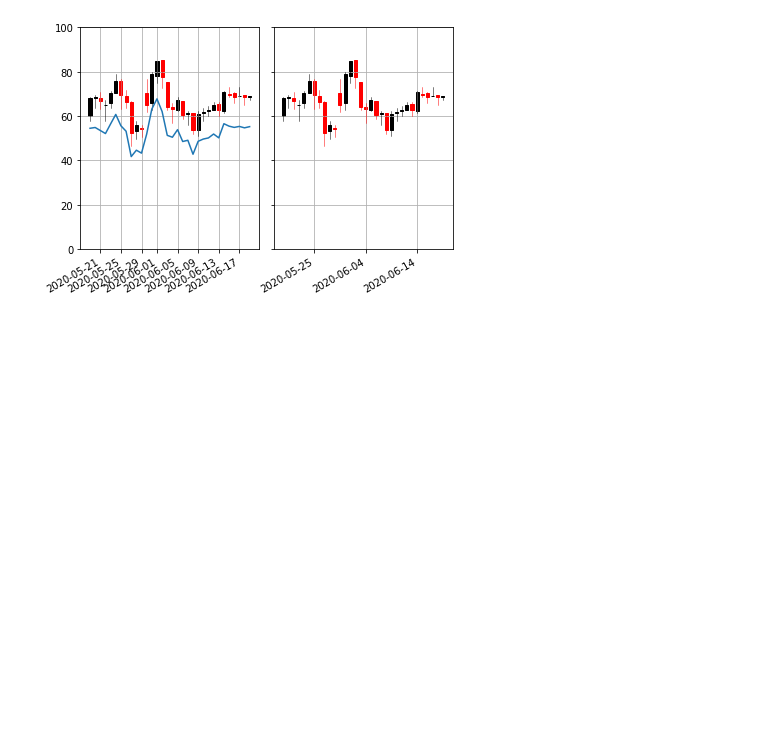
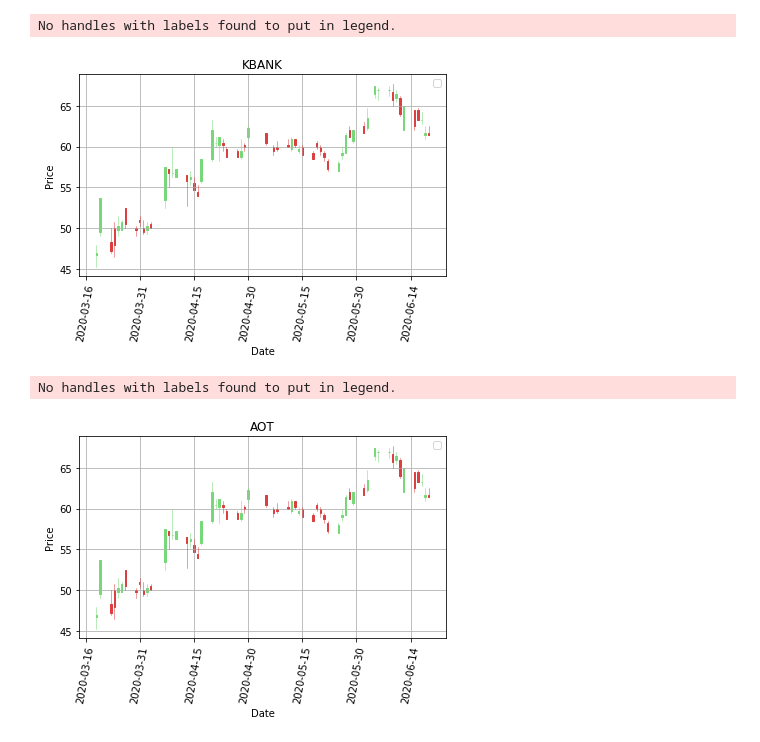
Before and after one commit to JK-Pair/Stock_analysis_project, a Jupyter notebook: Thai_Stock_example.ipynb, the cells around one changed output. Drawn from its saved outputs; the diff is of its cells as text; code cells hidden in the pictures; blank space fills up the shorter version.

```diff
--- a/Thai_Stock_example.ipynb
+++ b/Thai_Stock_example.ipynb
@@ -109,28 +94,0 @@ candlestick_ohlc(ax2, quotes, width=0.6)
-# %%
-# ---------------------------------------------------------
-
-sma = [[kurse_c[i] * 0.8] for i in range(len(dates))]
-data = pandas.DataFrame(sma, index=dates, columns=["sma"]) #_2
-# data = data.astype(float)
-
-data["sma"].plot(ax=ax)
-
-# ---------------------------------------------------------
-
-fig.autofmt_xdate()
-fig.tight_layout()
-
-ax.set_ylim(0,100)
-ax2.set_ylim(0,100)
-
-axlim = ax.get_xlim()
-ax.set_xlim(axlim)
-ax2.set_xlim(axlim)
-
-ax.xaxis.set_major_formatter(matplotlib.dates.DateFormatter('%Y-%m-%d'))
-ax.grid(True)
-
-ax2.xaxis.set_major_formatter(matplotlib.dates.DateFormatter('%Y-%m-%d'))
-ax2.grid(True)
-# %% [output]
-[figure, removed]
@@ -136,0 +103,52 @@ ax2.grid(True)
+# %%
+def graph_data(stock):
+
+    fig = plt.figure()
+    ax1 = plt.subplot2grid((1,1), (0,0))
+
+    for key, df in data.items():
+        timestamp   = df.index.tolist()
+        date        = [timestamp[item].toordinal() for item in range(len(timestamp))]
+        closep      = df.iloc[:]["Close"].values.tolist()
+        highp       = df.iloc[:]["High"].values.tolist()
+        lowp        = df.iloc[:]["Low"].values.tolist()
+        openp       = df.iloc[:]["Open"].values.tolist()
+        volume      = df.iloc[:]["Volume"].values.tolist()
+        adj_closep  = df.iloc[:]["Adj Close"].values.tolist()
+
+
+    x = 0
+    y = len(date)
+    ohlc = []
+
+    while x < y:
+        append_me = date[x], openp[x], highp[x], lowp[x], closep[x], volume[x]
+        ohlc.append(append_me)
+        x+=1
+
+
+    candlestick_ohlc(ax1, ohlc, width=0.4, colorup='#77d879', colordown='#db3f3f')
+
+    for label in ax1.xaxis.get_ticklabels():
+        label.set_rotation(80)
+
+    ax1.xaxis.set_major_formatter(mdates.DateFormatter('%Y-%m-%d'))
+    ax1.xaxis.set_major_locator(mticker.MaxNLocator(10))
+    ax1.grid(True)
+
+
+    plt.xlabel('Date')
+    plt.ylabel('Price')
+    plt.title(stock)
+    plt.legend()
+    plt.subplots_adjust(left=0.09, bottom=0.20, right=0.94, top=0.90, wspace=0.2, hspace=0)
+    plt.show()
+
+
+for stock in data.keys():
+  graph_data(stock)
+# %% [output]
+No handles with labels found to put in legend.
+[figure, added]
+No handles with labels found to put in legend.
+[figure, added]
```
Also changed, not shown: parts of 9 cells of this notebook.
